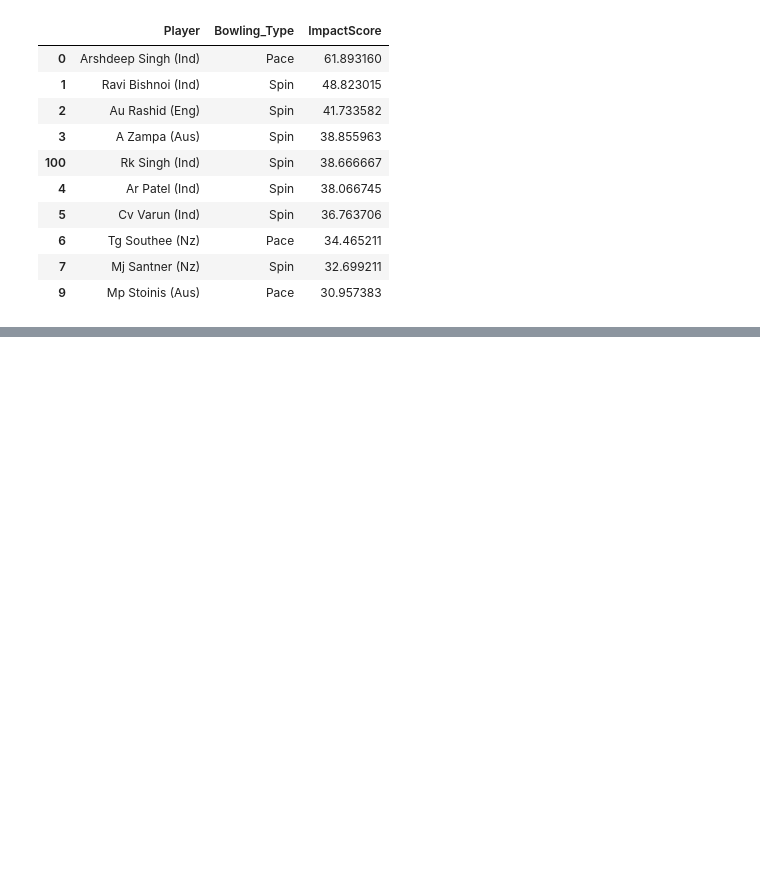
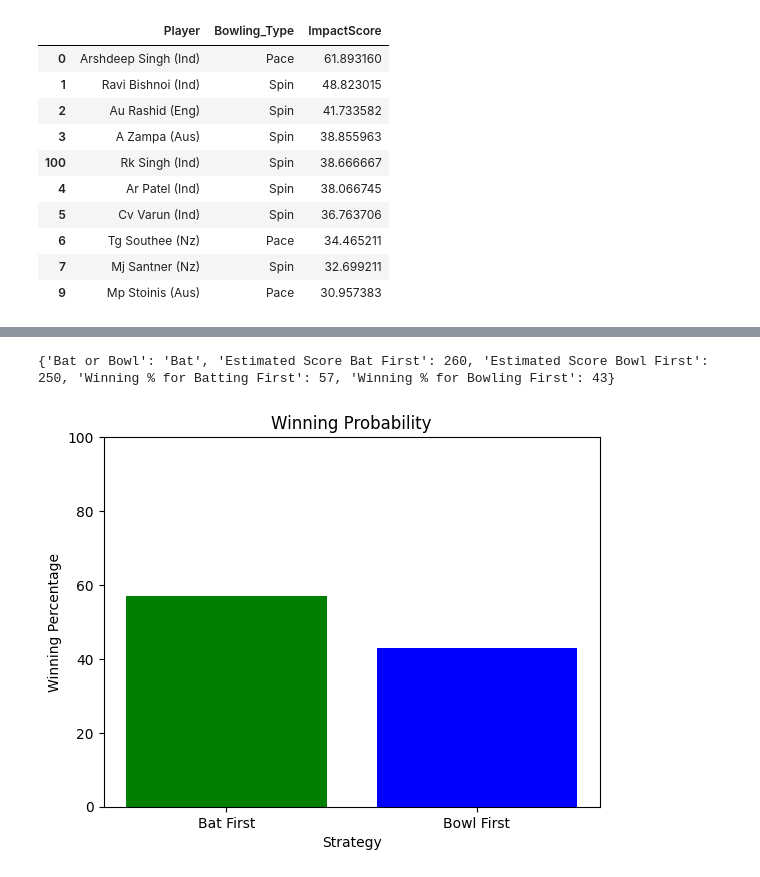
Before and after one commit to vishnuraghavendar2019/Exploratory-data-analysis-DA-21BDS0145, a Jupyter notebook: cricket_pred.ipynb, the cells around one changed output, grey strips where cells are left out. Cells and saved outputs as stored; diff of their text form; code cells hidden in the pictures; blank space fills up the shorter version.

```diff
--- a/cricket_pred.ipynb
+++ b/cricket_pred.ipynb
@@ -698,10 +638,0 @@ def predict_toss_decision(pitch_type, soil_type, stadium_support, dew_presence):
-# %%
-# Example usage
-pitch = input("Enter Pitch Type (e.g., Flat, Green Top, Dry/Dusty): ")
-soil = input("Enter Soil Type (e.g., Red Soil, Black Soil): ")
-stadium_support = input("Stadium favors which innings? (Bat/Bowl): ")
-dew = input("Is dew expected? (Yes/No): ")
-
-decision = predict_toss_decision(pitch, soil, stadium_support, dew)
-
-print(f"\nToss Decision Suggestion: {decision.upper()} First")
@@ -984,0 +729,14 @@ Death Over Specialists: []
+# %%
+result = run_toss_prediction(
+    soil_type="Red Soil",
+    pitch_type="Flat",
+    stadium="MCG",
+    dew="Yes",
+    match_format="ODI"
+)
+
+print(result)
+plot_results(result)
+# %% [output]
+{'Bat or Bowl': 'Bat', 'Estimated Score Bat First': 260, 'Estimated Score Bowl First': 250, 'Winning % for Batting First': 57, 'Winning % for Bowling First': 43}
+[figure, added]
```
Also changed, not shown: parts of 31 cells of this notebook.
